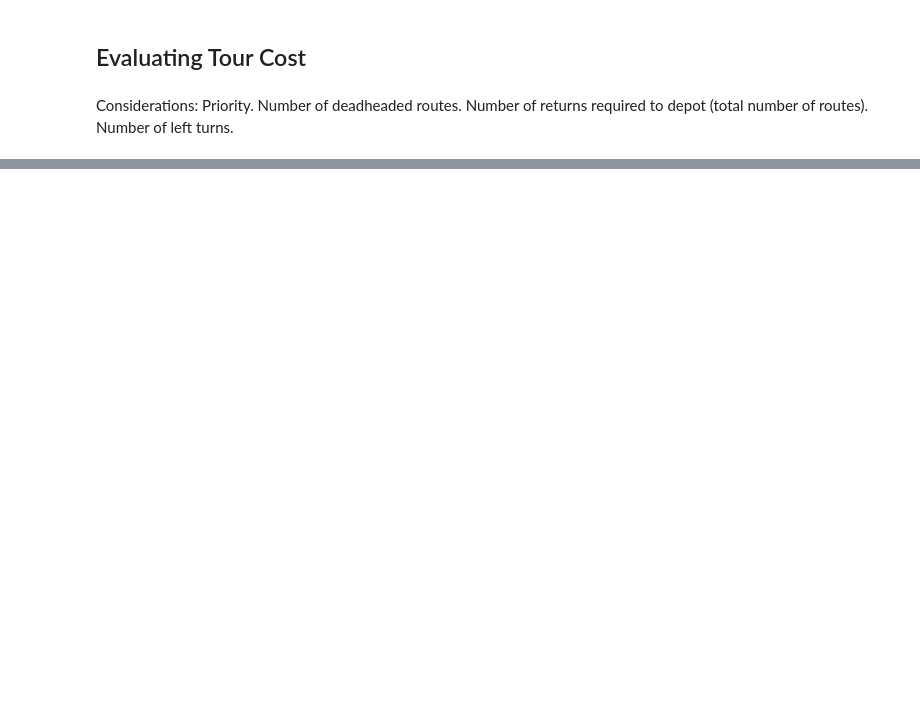
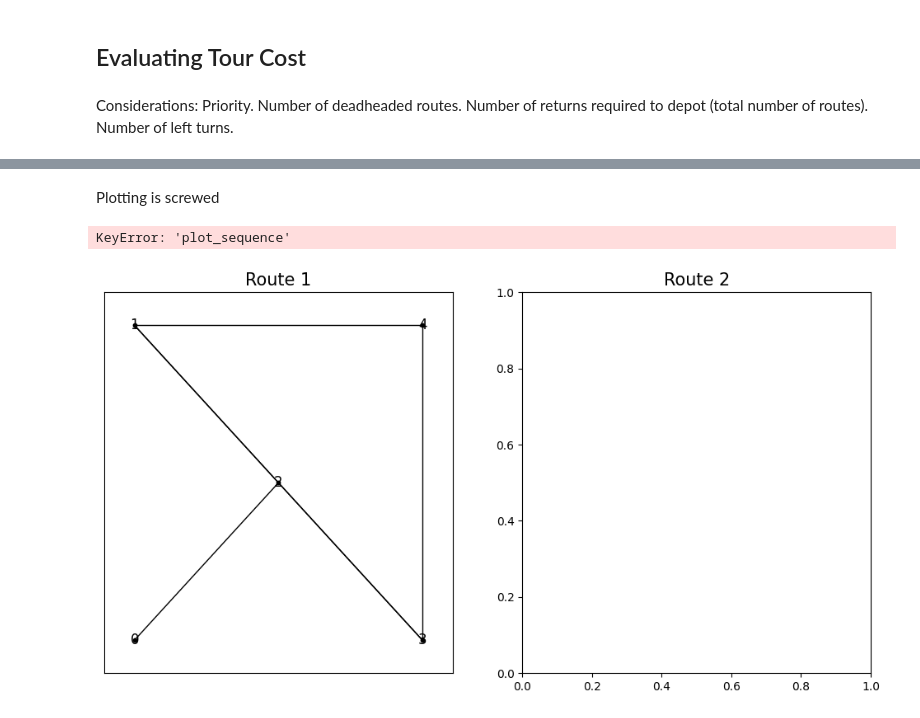
Before and after one commit to Ian1528/Snowplow-Route-Optimization, a Jupyter notebook: ToyProblem3-Multigraph/multigraph.ipynb, the cells around one changed output, grey strips where cells are left out. Drawn from its saved outputs; the diff is of its cells as text; code cells hidden in the pictures; blank space fills up the shorter version.

```diff
--- a/ToyProblem3-Multigraph/multigraph.ipynb
+++ b/ToyProblem3-Multigraph/multigraph.ipynb
@@ -820,6 +827,7 @@ def routes_cost_updated(routes, TURN_PENALTY_FACTOR, NUMROUTES_PENALTY, DEADHEAD
         for i in range(len(route)):
             routeStep1 = route[i]
             edge = (routeStep1.node1, routeStep1.node2)
+            edge_id = routeStep1.id
 
             # penalize the turn
             if i+1 < len(route):
@@ -827,7 +835,7 @@ def routes_cost_updated(routes, TURN_PENALTY_FACTOR, NUMROUTES_PENALTY, DEADHEAD
                 cost += TURN_PENALTY_FACTOR*turn_penalty(edge, next_edge)
 
             # penalize priority and distance
-            edge_data = G[edge[0]][edge[1]]
+            edge_data = G[edge[0]][edge[1]][edge_id]
 
             time += edge_data['time']
             priority_cost = edge_data['priority'] * time
@@ -846,0 +1045,24 @@ routes_cost_updated(routes, 10, 1, 1)
+# %%
+def plot_routes(G, routes, ax : plt.Axes):
+    colors = ['blue', 'red', 'green', 'purple']
+    nx.set_edge_attributes(G,"", "plot_sequence")
+    nx.draw_networkx(G, pos=node_positions, node_size=10, node_color='black', with_labels=True, ax=ax)
+
+    for color, route in enumerate(routes):
+        visited = []
+        for i, route_step in enumerate(route):
+            edge = (route_step.node1, route_step.node2)
+            # if we've visited the arc already on this route, add to plot_sequence. otherwise create new
+            if((edge[0], edge[1]) not in visited and (edge[1], edge[0]) not in visited):
+                new_plot_sequence = ""
+                for j in range(len(G[edge[0]][edge[1]]["plot_sequence"])):
+                    new_plot_sequence += "  "
+                G[edge[0]][edge[1]]['plot_sequence'] = new_plot_sequence + ' ' + str(i+1)
+            else:
+                G[edge[0]][edge[1]]['plot_sequence'] += ' ' + str(i+1)
+            visited.append(edge)
+        for route_step in route:
+            edge = (route_step.node1, route_step.node2)
+            x = (node_positions[edge[0]][0] + node_positions[edge[1]][0]) / 2 - .3
+            y = (node_positions[edge[0]][1] + node_positions[edge[1]][1]) / 2
+            ax.text(x, y, G[edge[0]][edge[1]]["plot_sequence"], color=colors[color], fontsize=12, fontweight = 'bold')
@@ -846,0 +1193,18 @@ routes_cost_updated(routes, 10, 1, 1)
+# %% [markdown]
+Plotting is screwed
+# %%
+def plot_routes_compare(G, routes):
+    route1 = routes[0]
+    route2 = routes[1]
+    fig, (ax1, ax2) = plt.subplots(1, 2, figsize=(12, 6))
+    ax1.set_title('Route 1', size=15)
+    ax2.set_title('Route 2', size=15)
+    plot_routes(G, route1, ax1)
+    plot_routes(G, route2, ax2)
+    plt.show()
+
+plot_routes_compare(G_copy, [routes, routes_neighbor])
+print("Cost comparision:")
+# %% [output]
+KeyError: 'plot_sequence'
+[figure, added]
```
Also changed, not shown: parts of 39 cells of this notebook.
